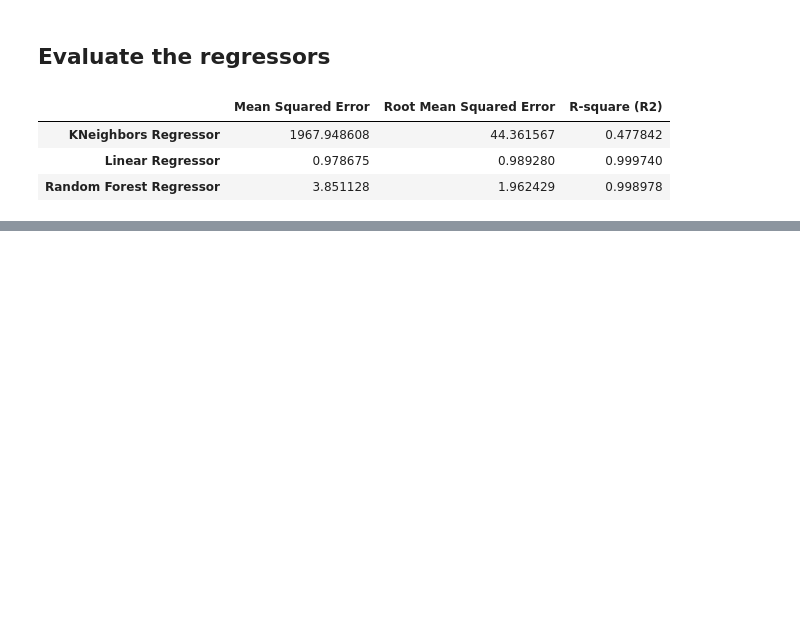
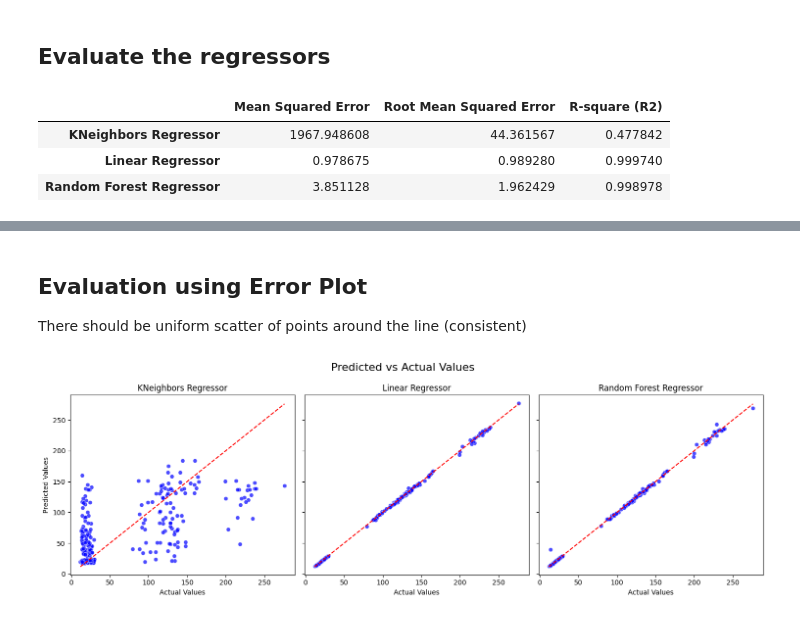
Before and after one commit to Mokowz/Knowledge-Based-Projects, a Jupyter notebook: stock_pred/1-pred-stock-prices.ipynb, the cells around one changed output, grey strips where cells are left out. Drawn from its saved outputs; the diff is of its cells as text; code cells hidden in the pictures; blank space fills up the shorter version.

```diff
--- a/stock_pred/1-pred-stock-prices.ipynb
+++ b/stock_pred/1-pred-stock-prices.ipynb
@@ -249,0 +305,34 @@ table
+# %% [markdown]
+## Evaluation using Error Plot
+
+There should be uniform scatter of points around the line (consistent)
+# %%
+# Initialize a plot grid
+fig, axes = plt.subplots(nrows=1, ncols=len(models), figsize=(15, 5), sharey=True)
+fig.suptitle("Predicted vs Actual Values", fontsize=16)
+
+# Loop through models to create the predicted vs actual plots
+for i, (name, model) in enumerate(models.items()):
+    # Train the model
+    model.fit(X_train, y_train)
+
+    # Predict on the test set
+    y_pred = model.predict(X_test)
+
+    # Plot actual vs predicted
+    ax = axes[i]
+    sns.scatterplot(x=y_test, y=y_pred, ax=ax, color='blue', alpha=0.7)
+
+    # Add a reference line (y = x) for perfect predictions
+    ax.plot([min(y_test), max(y_test)], [min(y_test), max(y_test)], color='red', linestyle='--')
+
+    # Titles and labels
+    ax.set_title(name)
+    ax.set_xlabel("Actual Values")
+    ax.set_ylabel("Predicted Values" if i == 0 else "")  # Label y-axis only for the first plot
+
+plt.tight_layout()
+plt.subplots_adjust(top=0.85)  # Adjust title position
+plt.show()
+# %% [output]
+[figure, added]
```
Also changed, not shown: parts of 7 cells of this notebook, 3 other files.
